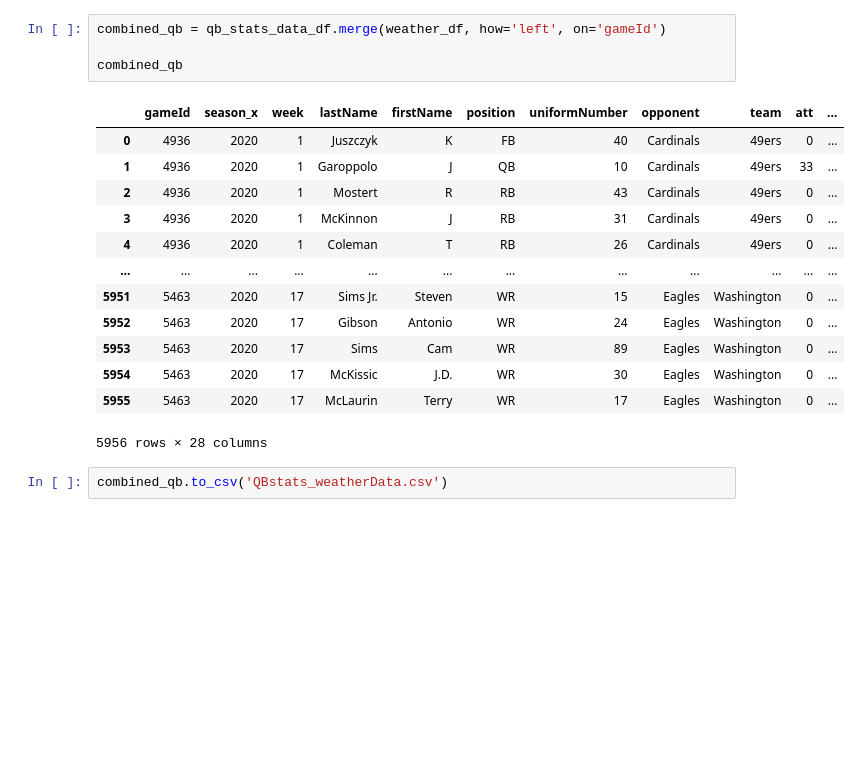
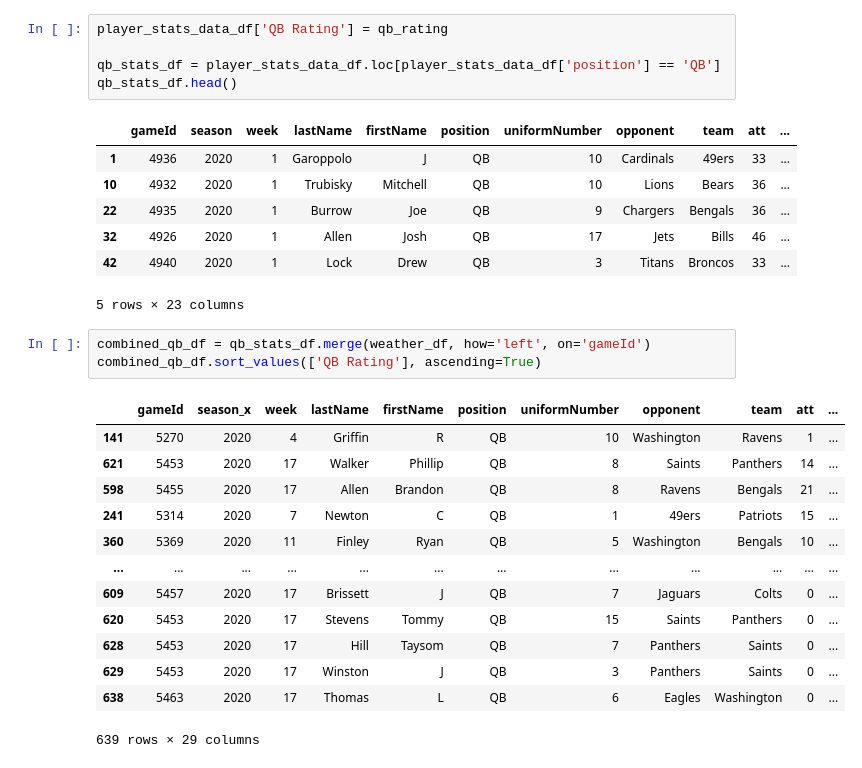
Before and after one commit to nblaul/Project-1, a Jupyter notebook: Project1_datacleanup.ipynb, the cells around one changed output. Cells and saved outputs as stored; diff of their text form; blank space fills up the shorter version.

```diff
--- a/Project1_datacleanup.ipynb
+++ b/Project1_datacleanup.ipynb
@@ -148,20 +95,30 @@ qb_stats_data_df
 # %%
-combined_qb = qb_stats_data_df.merge(weather_df, how='left', on='gameId')
+player_stats_data_df['QB Rating'] = qb_rating
 
-combined_qb
+qb_stats_df = player_stats_data_df.loc[player_stats_data_df['position'] == 'QB']
+qb_stats_df.head()
 # %% [output]
-|  | gameId | season_x | week | lastName | firstName | position | uniformNumber | opponent | team | att | ... |
-| 0 | 4936 | 2020 | 1 | Juszczyk | K | FB | 40 | Cardinals | 49ers | 0 | ... |
+|  | gameId | season | week | lastName | firstName | position | uniformNumber | opponent | team | att | ... |
 | 1 | 4936 | 2020 | 1 | Garoppolo | J | QB | 10 | Cardinals | 49ers | 33 | ... |
-| 2 | 4936 | 2020 | 1 | Mostert | R | RB | 43 | Cardinals | 49ers | 0 | ... |
-| 3 | 4936 | 2020 | 1 | McKinnon | J | RB | 31 | Cardinals | 49ers | 0 | ... |
-| 4 | 4936 | 2020 | 1 | Coleman | T | RB | 26 | Cardinals | 49ers | 0 | ... |
-| ... | ... | ... | ... | ... | ... | ... | ... | ... | ... | ... | ... |
-| 5951 | 5463 | 2020 | 17 | Sims Jr. | Steven | WR | 15 | Eagles | Washington | 0 | ... |
-| 5952 | 5463 | 2020 | 17 | Gibson | Antonio | WR | 24 | Eagles | Washington | 0 | ... |
-| 5953 | 5463 | 2020 | 17 | Sims | Cam | WR | 89 | Eagles | Washington | 0 | ... |
-| 5954 | 5463 | 2020 | 17 | McKissic | J.D. | WR | 30 | Eagles | Washington | 0 | ... |
-| 5955 | 5463 | 2020 | 17 | McLaurin | Terry | WR | 17 | Eagles | Washington | 0 | ... |
+| 10 | 4932 | 2020 | 1 | Trubisky | Mitchell | QB | 10 | Lions | Bears | 36 | ... |
+| 22 | 4935 | 2020 | 1 | Burrow | Joe | QB | 9 | Chargers | Bengals | 36 | ... |
+| 32 | 4926 | 2020 | 1 | Allen | Josh | QB | 17 | Jets | Bills | 46 | ... |
+| 42 | 4940 | 2020 | 1 | Lock | Drew | QB | 3 | Titans | Broncos | 33 | ... |
-5956 rows × 28 columns
+5 rows × 23 columns
 # %%
-combined_qb.to_csv('QBstats_weatherData.csv')
+combined_qb_df = qb_stats_df.merge(weather_df, how='left', on='gameId')
+combined_qb_df.sort_values(['QB Rating'], ascending=True)
+# %% [output]
+|  | gameId | season_x | week | lastName | firstName | position | uniformNumber | opponent | team | att | ... |
+| 141 | 5270 | 2020 | 4 | Griffin | R | QB | 10 | Washington | Ravens | 1 | ... |
+| 621 | 5453 | 2020 | 17 | Walker | Phillip | QB | 8 | Saints | Panthers | 14 | ... |
+| 598 | 5455 | 2020 | 17 | Allen | Brandon | QB | 8 | Ravens | Bengals | 21 | ... |
+| 241 | 5314 | 2020 | 7 | Newton | C | QB | 1 | 49ers | Patriots | 15 | ... |
+| 360 | 5369 | 2020 | 11 | Finley | Ryan | QB | 5 | Washington | Bengals | 10 | ... |
+| ... | ... | ... | ... | ... | ... | ... | ... | ... | ... | ... | ... |
+| 609 | 5457 | 2020 | 17 | Brissett | J | QB | 7 | Jaguars | Colts | 0 | ... |
+| 620 | 5453 | 2020 | 17 | Stevens | Tommy | QB | 15 | Saints | Panthers | 0 | ... |
+| 628 | 5453 | 2020 | 17 | Hill | Taysom | QB | 7 | Panthers | Saints | 0 | ... |
+| 629 | 5453 | 2020 | 17 | Winston | J | QB | 3 | Panthers | Saints | 0 | ... |
+| 638 | 5463 | 2020 | 17 | Thomas | L | QB | 6 | Eagles | Washington | 0 | ... |
+639 rows × 29 columns
```
Also changed, not shown: parts of 14 cells of this notebook, 2 other files.
